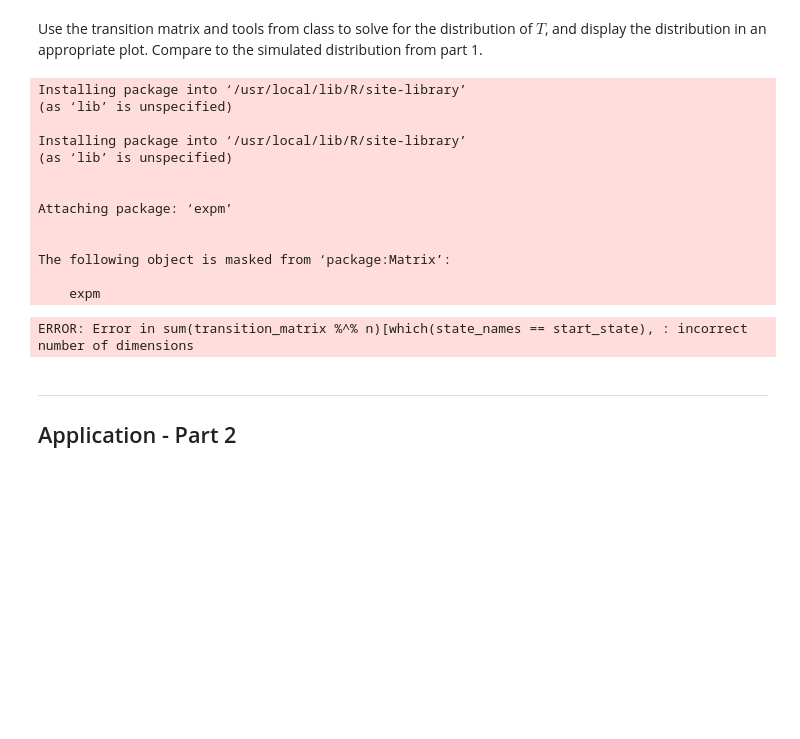
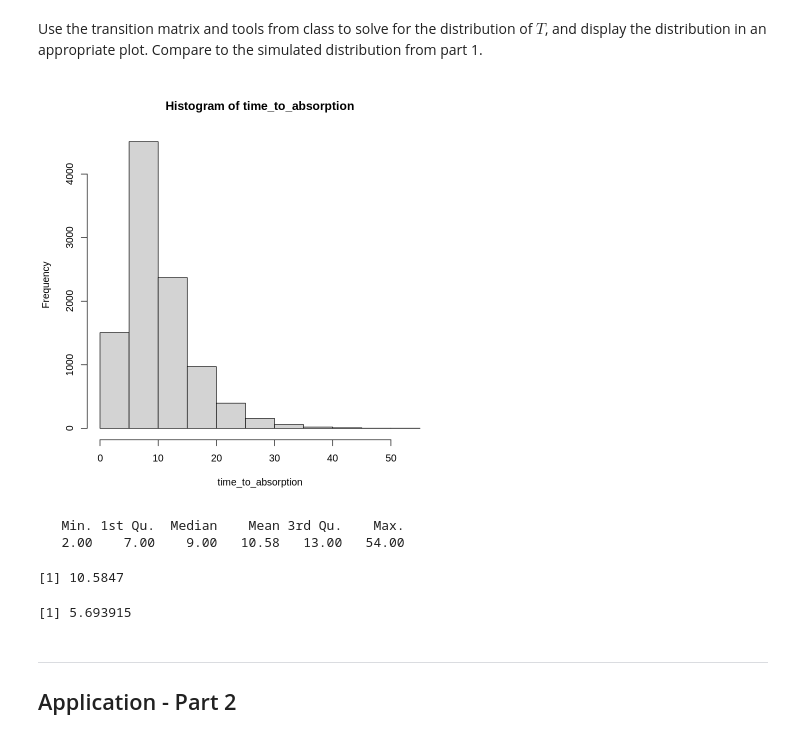
Before and after one commit to NRJaggers/Applied-Stochastic-Processes, a Jupyter notebook: Applications/3-More_Markov_Chains/More_Markov_Chains.ipynb, the cells around one changed output. Cells and saved outputs as stored; diff of their text form; code cells hidden in the pictures; blank space fills up the shorter version.

```diff
--- a/Applications/3-More_Markov_Chains/More_Markov_Chains.ipynb
+++ b/Applications/3-More_Markov_Chains/More_Markov_Chains.ipynb
@@ -239,22 +239,3 @@ The simulated values and the markov chain derived value are both very close to e
 ###5.
 # %% [markdown]
 Use the transition matrix and tools from class to solve for the distribution of $T$, and display the distribution in an appropriate plot. Compare to the simulated distribution from part 1.
-# %%
-install.packages("Matrix")
-install.packages("expm")
-library(Matrix)
-library(expm)
-# %% [output]
-Installing package into ‘/usr/local/lib/R/site-library’
-(as ‘lib’ is unspecified)
-
-Installing package into ‘/usr/local/lib/R/site-library’
-(as ‘lib’ is unspecified)
-
-
-Attaching package: ‘expm’
-
-
-The following object is masked from ‘package:Matrix’:
-
-    expm
@@ -292,7 +242,56 @@ pmf_of_time_to_absorption <- function(transition_matrix, state_names = NULL, sta
-# %%
-pmf_of_time_to_absorption(P, start_state = start)
-# %% [output]
-ERROR: Error in sum(transition_matrix %^% n)[which(state_names == start_state), : incorrect number of dimensions
+# %%
+simulate_single_DTMC_path <- function(initial_distribution, transition_matrix, last_time){
+
+  n_states = nrow(transition_matrix) # number of states
+
+  states = 1:n_states # state space
+
+  X = rep(NA, last_time + 1) # state at time n; +1 to include time 0
+
+  X[1] = sample(states, 1, replace = TRUE, prob = initial_distribution) # initial state
+
+  for (n in 2:(last_time + 1)){
+
+    X[n] = sample(states, 1, replace = TRUE, prob = transition_matrix[X[n-1], ])
+
+  }
+
+  return(X)
+
+}
+# %%
+# Create a vector with 462 elements, all initialized to 0
+pi0 <- rep(0, 462)
+
+# Set the 287th element to 1
+pi0[287] <- 1
+
+absorbing_states = which(diag(P) == 1)
+
+n_rep = 10000
+time_to_absorption = rep(NA, n_rep)
+
+for (i in 1:n_rep) {
+  x = simulate_single_DTMC_path(pi0, P, last_time = 200)
+  time_to_absorption[i] = min(which(x %in% absorbing_states))
+}
+
+hist(time_to_absorption)
+# %% [output]
+[figure, added]
+# %%
+summary(time_to_absorption)
+# %% [output]
+   Min. 1st Qu.  Median    Mean 3rd Qu.    Max.
+   2.00    7.00    9.00   10.58   13.00   54.00
+# %%
+mean(time_to_absorption)
+# %% [output]
+[1] 10.5847
+# %%
+sd(time_to_absorption)
+# %% [output]
+[1] 5.693915
 # %% [markdown]
 ---
 
```
Also changed, not shown: parts of 1 cell of this notebook.
